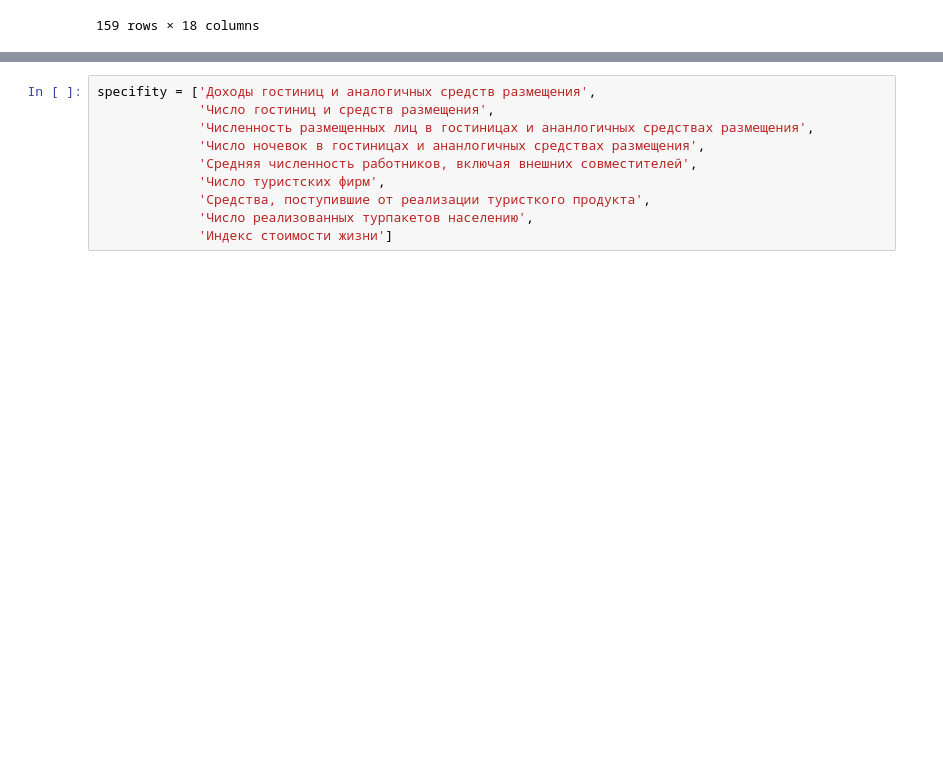
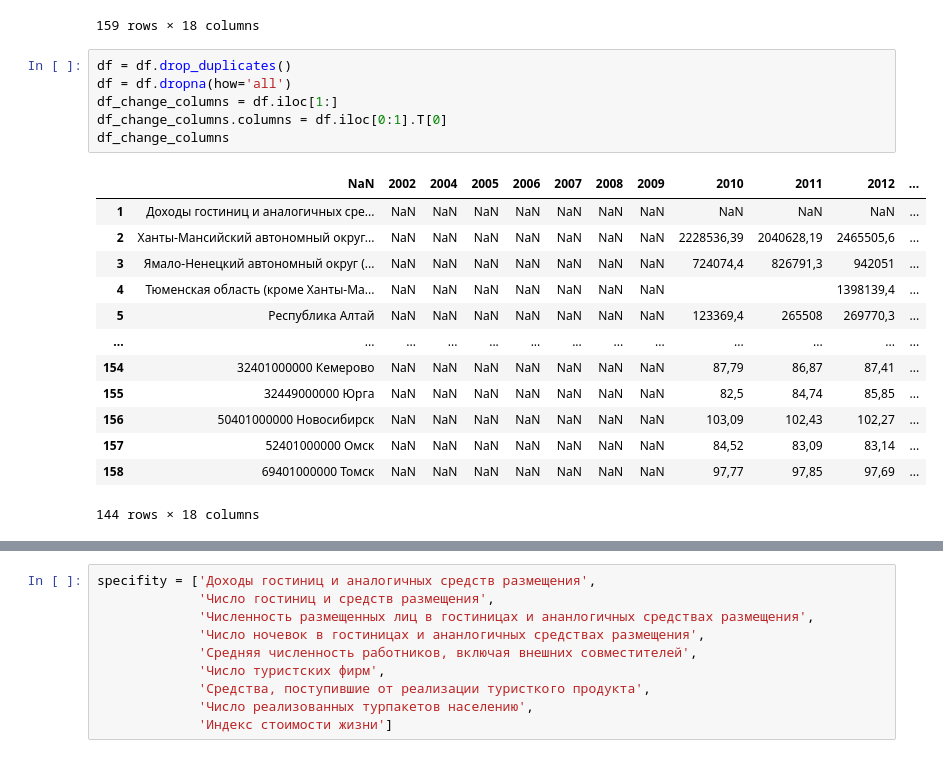
Before and after one commit to MikeTsvirkunov/trends-in-demand-for-personnel-of-industrial-enterprises, a Jupyter notebook: Split_on_CSVs.ipynb, the cells around one changed output, grey strips where cells are left out. Saved outputs shown, nothing was run; the diff lists cells and outputs as text; blank space fills up the shorter version.

```diff
--- a/Split_on_CSVs.ipynb
+++ b/Split_on_CSVs.ipynb
@@ -19,4 +19,24 @@ df
 | 157 | 52401000000 Омск | NaN | NaN | NaN | NaN | NaN | NaN | NaN | ... |
 | 158 | 69401000000 Томск | NaN | NaN | NaN | NaN | NaN | NaN | NaN | ... |
 159 rows × 18 columns
+# %%
+df = df.drop_duplicates()
+df = df.dropna(how='all')
+df_change_columns = df.iloc[1:]
+df_change_columns.columns = df.iloc[0:1].T[0]
+df_change_columns
+# %% [output]
+|  | NaN | 2002 | 2004 | 2005 | 2006 | 2007 | 2008 | 2009 | 2010 | 2011 | 2012 | ... |
+| 1 | Доходы гостиниц и аналогичных сре... | NaN | NaN | NaN | NaN | NaN | NaN | NaN | NaN | NaN | NaN | ... |
+| 2 | Ханты-Мансийский автономный округ... | NaN | NaN | NaN | NaN | NaN | NaN | NaN | 2228536,39 | 2040628,19 | 2465505,6 | ... |
+| 3 | Ямало-Ненецкий автономный округ (... | NaN | NaN | NaN | NaN | NaN | NaN | NaN | 724074,4 | 826791,3 | 942051 | ... |
+| 4 | Тюменская область (кроме Ханты-Ма... | NaN | NaN | NaN | NaN | NaN | NaN | NaN |  |  | 1398139,4 | ... |
+| 5 | Республика Алтай | NaN | NaN | NaN | NaN | NaN | NaN | NaN | 123369,4 | 265508 | 269770,3 | ... |
+| ... | ... | ... | ... | ... | ... | ... | ... | ... | ... | ... | ... | ... |
+| 154 | 32401000000 Кемерово | NaN | NaN | NaN | NaN | NaN | NaN | NaN | 87,79 | 86,87 | 87,41 | ... |
+| 155 | 32449000000 Юрга | NaN | NaN | NaN | NaN | NaN | NaN | NaN | 82,5 | 84,74 | 85,85 | ... |
+| 156 | 50401000000 Новосибирск | NaN | NaN | NaN | NaN | NaN | NaN | NaN | 103,09 | 102,43 | 102,27 | ... |
+| 157 | 52401000000 Омск | NaN | NaN | NaN | NaN | NaN | NaN | NaN | 84,52 | 83,09 | 83,14 | ... |
+| 158 | 69401000000 Томск | NaN | NaN | NaN | NaN | NaN | NaN | NaN | 97,77 | 97,85 | 97,69 | ... |
+144 rows × 18 columns
 # %%
```
Also changed, not shown: parts of 7 cells of this notebook, 41 other files.
